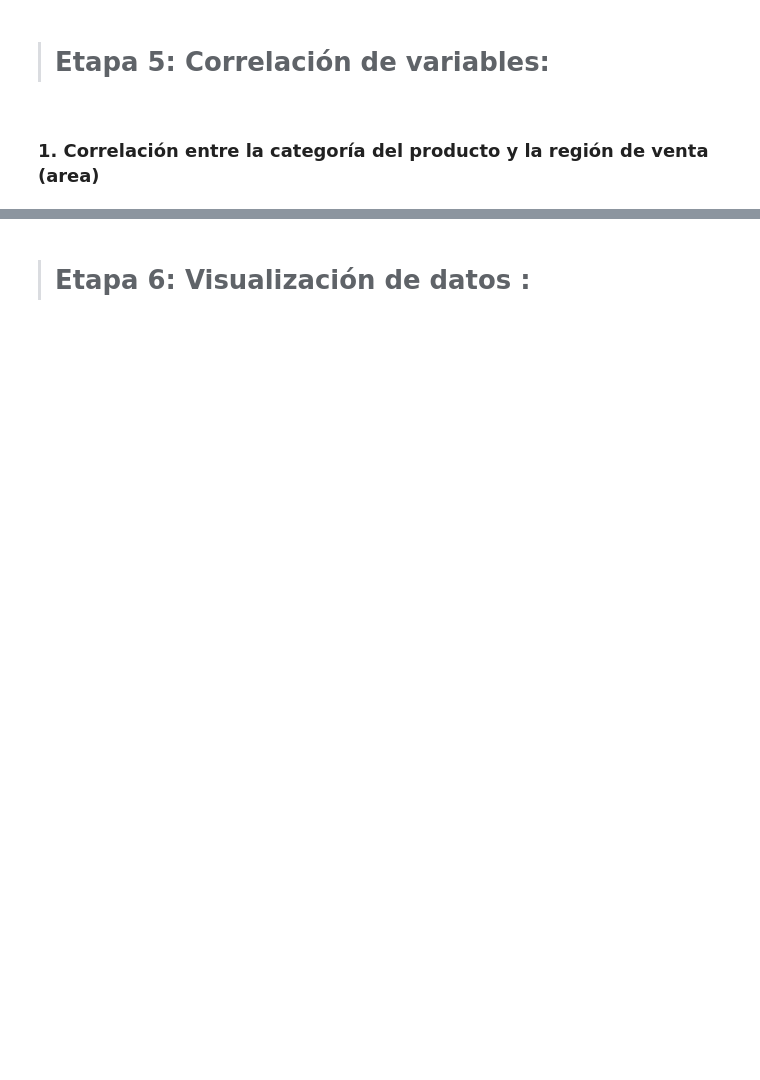
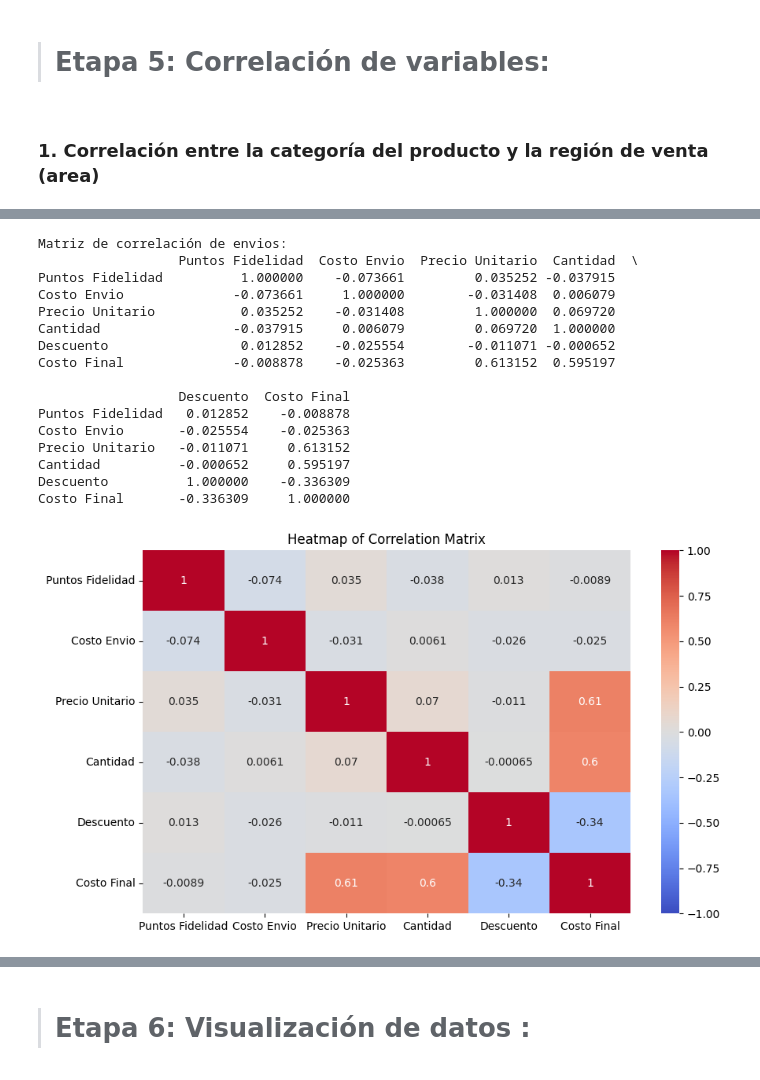
Before and after one commit to david-mrios/EDA, a Jupyter notebook: EDA.ipynb, the cells around one changed output, grey strips where cells are left out. Drawn from its saved outputs; the diff is of its cells as text; code cells hidden in the pictures; blank space fills up the shorter version.

```diff
--- a/EDA.ipynb
+++ b/EDA.ipynb
@@ -854,0 +1045,28 @@ Grados de libertad: 441
+# %%
+
+correlation_matrix = df_envio[['Puntos Fidelidad', 'Costo Envio', 'Precio Unitario', 'Cantidad', 'Descuento', 'Costo Final']].corr()
+print("Matriz de correlación de envios:")
+print(correlation_matrix)
+
+plt.figure(figsize=(10, 6))
+sns.heatmap(correlation_matrix, annot=True, cmap='coolwarm', vmin=-1, vmax=1)
+plt.title('Heatmap of Correlation Matrix')
+plt.show()
+# %% [output]
+Matriz de correlación de envios:
+                  Puntos Fidelidad  Costo Envio  Precio Unitario  Cantidad  \
+Puntos Fidelidad          1.000000    -0.073661         0.035252 -0.037915
+Costo Envio              -0.073661     1.000000        -0.031408  0.006079
+Precio Unitario           0.035252    -0.031408         1.000000  0.069720
+Cantidad                 -0.037915     0.006079         0.069720  1.000000
+Descuento                 0.012852    -0.025554        -0.011071 -0.000652
+Costo Final              -0.008878    -0.025363         0.613152  0.595197
+
+                  Descuento  Costo Final
+Puntos Fidelidad   0.012852    -0.008878
+Costo Envio       -0.025554    -0.025363
+Precio Unitario   -0.011071     0.613152
+Cantidad          -0.000652     0.595197
+Descuento          1.000000    -0.336309
+Costo Final       -0.336309     1.000000
+[figure, added]
```
Also changed, not shown: parts of 67 cells of this notebook, 1 other file.
